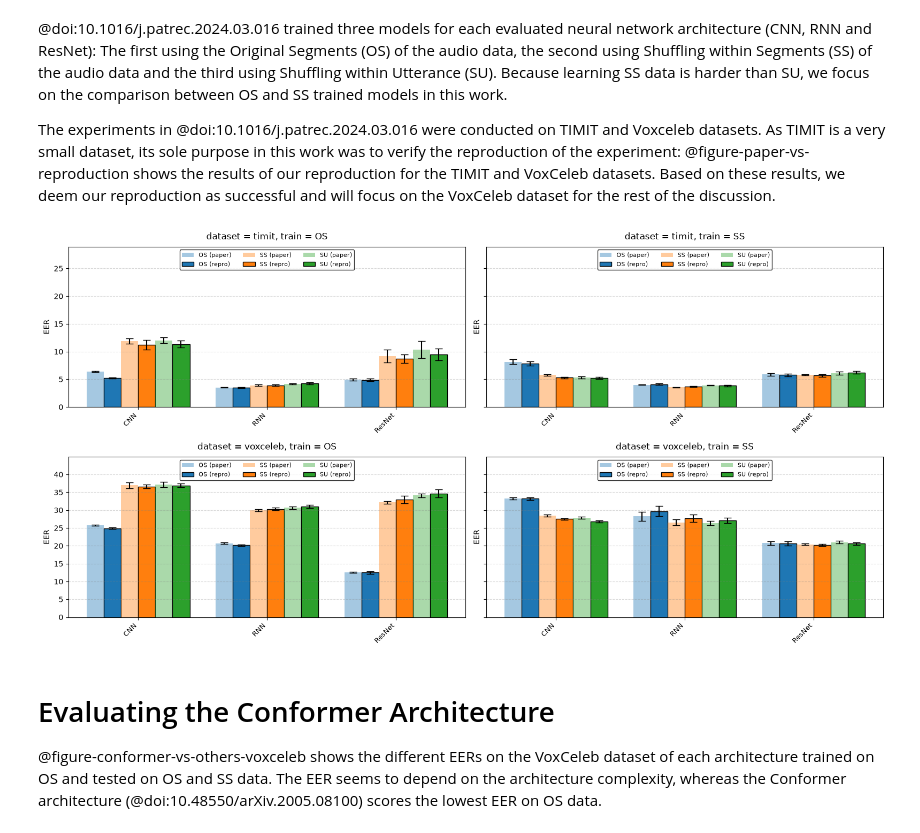
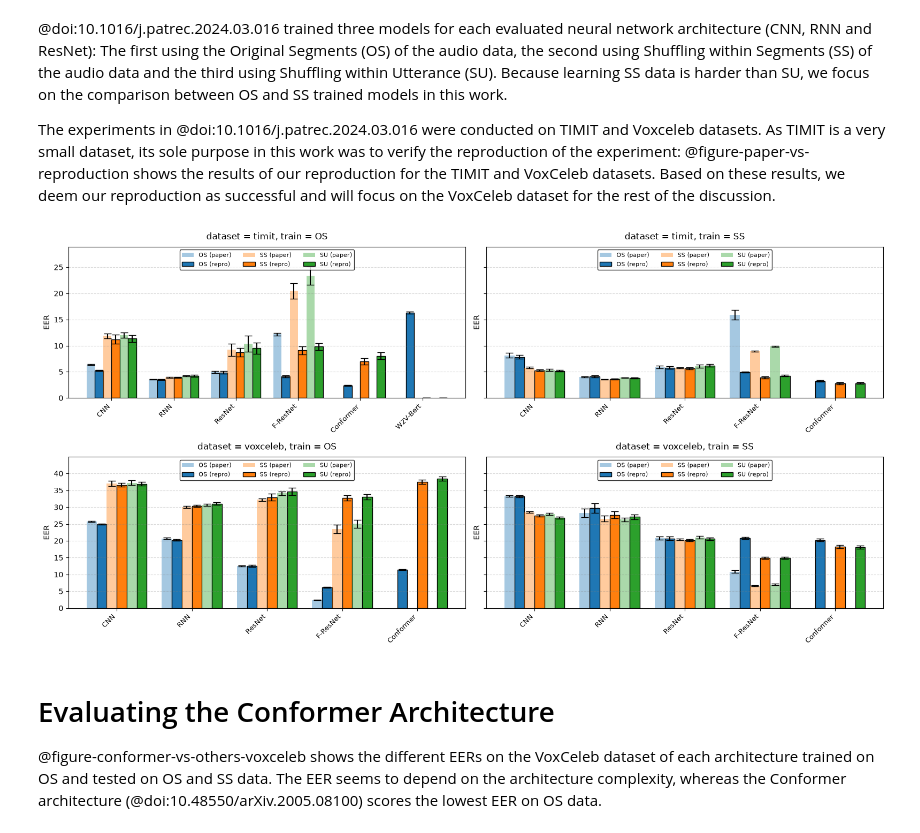
Before and after one commit to sage-diarization/Speaker-Recognition-Supra-Segmental-Temporal-Features, a Jupyter notebook: doc/speaker-verification.ipynb, the cells around one changed output. Saved outputs shown, nothing was run; the diff lists cells and outputs as text; code cells hidden in the pictures.

```diff
--- a/doc/speaker-verification.ipynb
+++ b/doc/speaker-verification.ipynb
@@ -40,9 +40,9 @@ The experiments in @doi:10.1016/j.patrec.2024.03.016 were conducted on TIMIT and
 # %%
 #| label: figure-paper-vs-reproduction
 #| caption: Experiment reproduction compared to the original paper results (@doi:10.1016/j.patrec.2024.03.016) for TIMIT and VoxCeleb datasets.
-plots.paper_vs_repro(archs=['CNN', 'RNN', 'ResNet'])
+plots.paper_vs_repro()
 # %% [output]
-[figure, old version]
+[figure, new version]
 # %% [markdown]
 # Evaluating the Conformer Architecture
 
```
Also changed, not shown: parts of 13 cells of this notebook, 6 other files.
